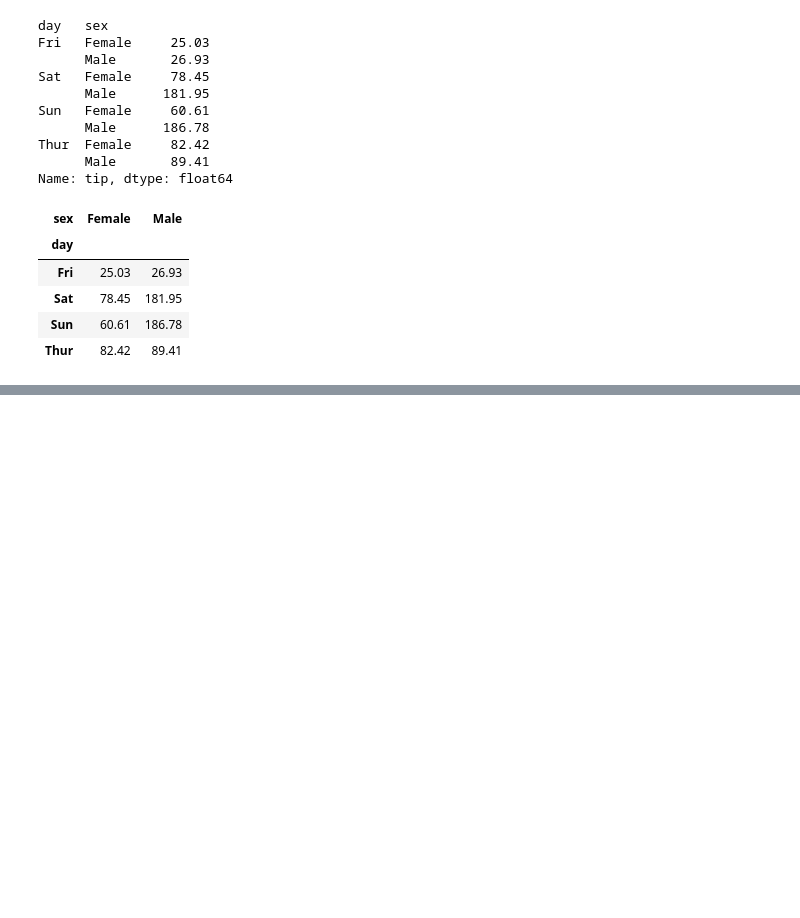
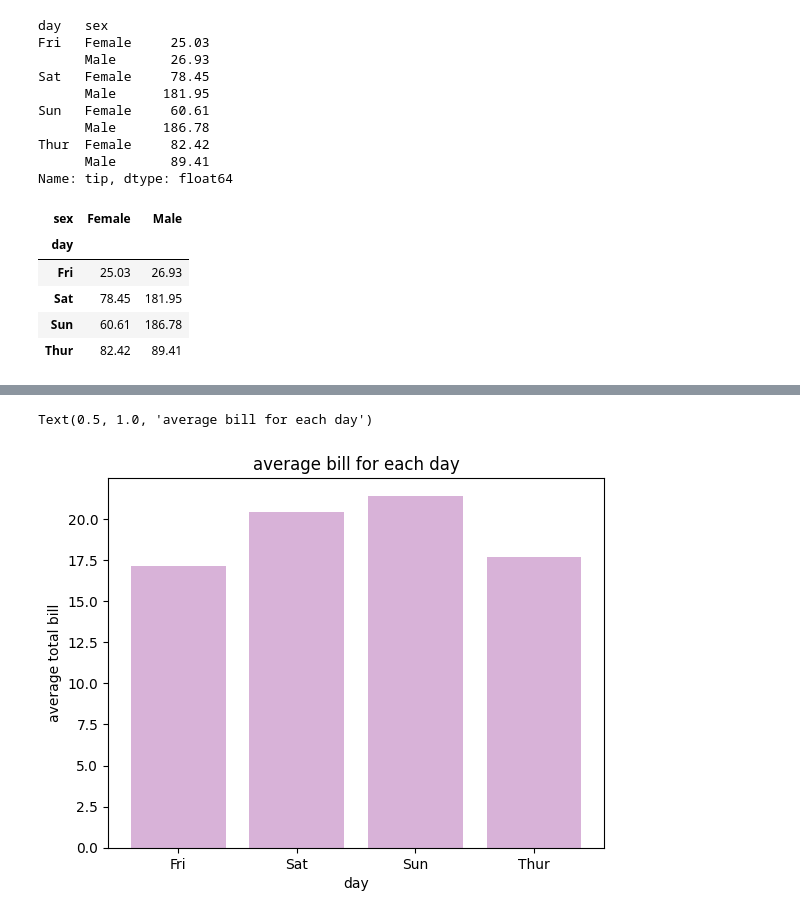
Before and after one commit to Chleo-Smith/python-week1-2-sanlam-2025, a Jupyter notebook: practice/pandas_revision/pandas_revision.ipynb, the cells around one changed output, grey strips where cells are left out. Saved outputs shown, nothing was run; the diff lists cells and outputs as text; code cells hidden in the pictures; blank space fills up the shorter version.

```diff
--- a/practice/pandas_revision/pandas_revision.ipynb
+++ b/practice/pandas_revision/pandas_revision.ipynb
@@ -452,0 +468,11 @@ tip_df.groupby(["day", "sex"])["tip"].sum().unstack()
+# %%
+y_axis = tip_df.groupby('day')['total_bill'].mean()
+x_axis = y_axis.index
+
+plt.bar(x_axis, y_axis, color='purple', alpha=0.3)
+plt.ylabel('average total bill')
+plt.xlabel('day')
+plt.title('average bill for each day')
+# %% [output]
+Text(0.5, 1.0, 'average bill for each day')
+[figure, added]
```
Also changed, not shown: parts of 9 cells of this notebook, 1 other file.
